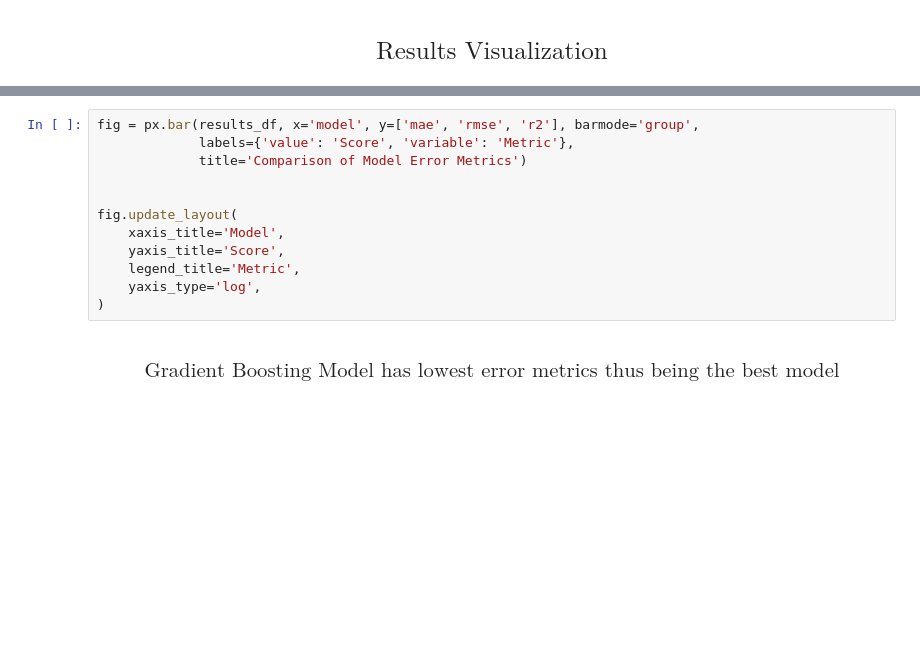
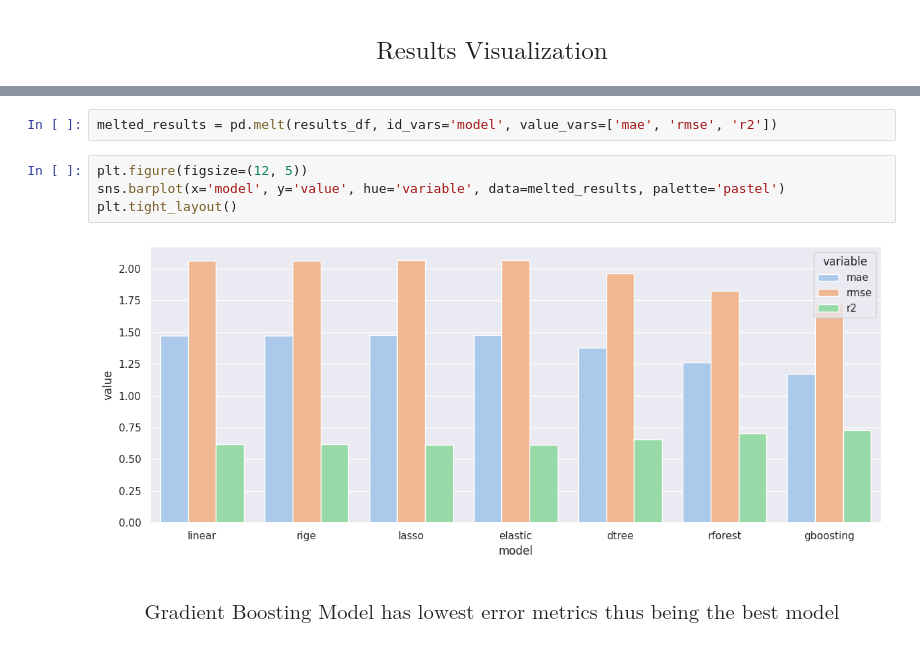
Before and after one commit to SafoanMiah/uber_models, a Jupyter notebook: notebooks/model_training.ipynb, the cells around one changed output, grey strips where cells are left out. Saved outputs shown, nothing was run; the diff lists cells and outputs as text; blank space fills up the shorter version.

```diff
--- a/notebooks/model_training.ipynb
+++ b/notebooks/model_training.ipynb
@@ -492,18 +492,14 @@ results_df
 | 4 | dtree | 1.378171 | 1.960200 | 0.652903 | None | [0.8460607018847083, 0.0039083858... | tree | [distance_km, pickup_longitude, p... |
 | 5 | rforest | 1.261670 | 1.822428 | 0.699979 | None | [0.6924779814109275, 0.0373910446... | tree | [distance_km, pickup_longitude, p... |
 | 6 | gboosting | 1.172631 | 1.730974 | 0.729335 | None | [0.685346669529878, 0.04400661811... | tree | [distance_km, pickup_longitude, p... |
-# %%
-fig = px.bar(results_df, x='model', y=['mae', 'rmse', 'r2'], barmode='group',
-             labels={'value': 'Score', 'variable': 'Metric'},
-             title='Comparison of Model Error Metrics')
-
-
-fig.update_layout(
-    xaxis_title='Model',
-    yaxis_title='Score',
-    legend_title='Metric',
-    yaxis_type='log',
-)
+# %%
+melted_results = pd.melt(results_df, id_vars='model', value_vars=['mae', 'rmse', 'r2'])
+# %%
+plt.figure(figsize=(12, 5))
+sns.barplot(x='model', y='value', hue='variable', data=melted_results, palette='pastel')
+plt.tight_layout()
+# %% [output]
+[figure, added]
 # %% [markdown]
 ### $$ \text{Gradient Boosting Model has lowest error metrics thus being the best model}$$
 # %% [markdown]
```
Also changed, not shown: parts of 21 cells of this notebook, 1 other file.
